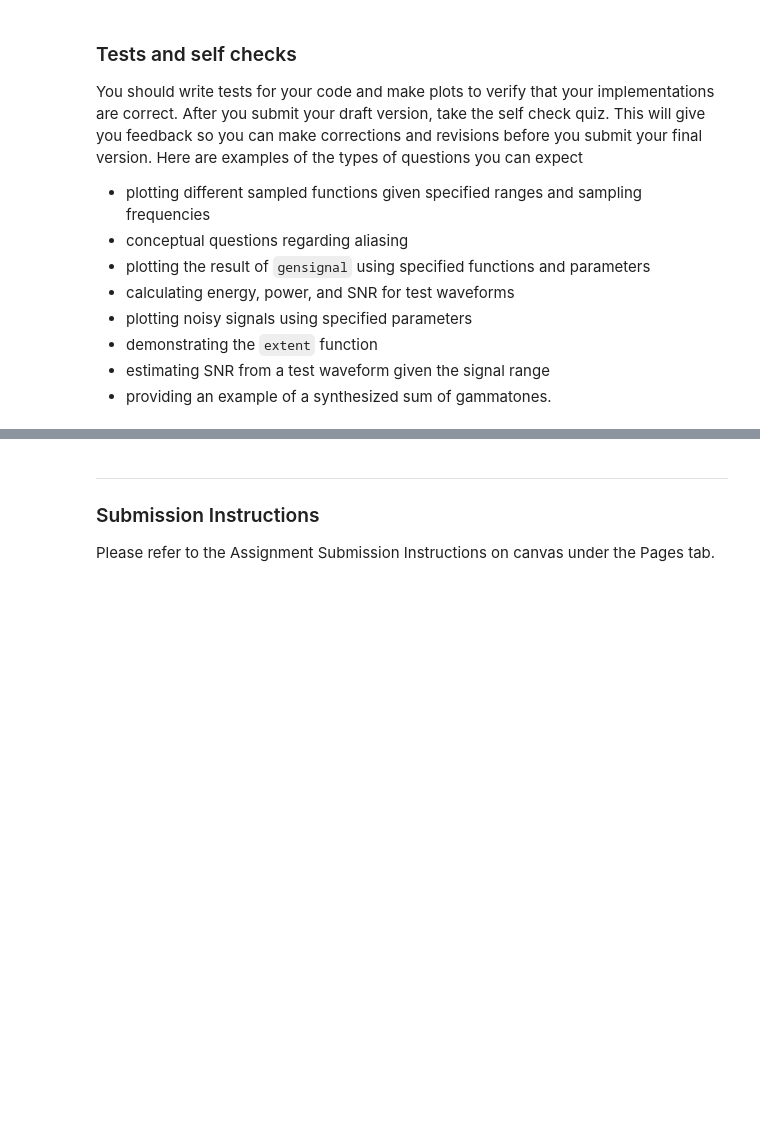
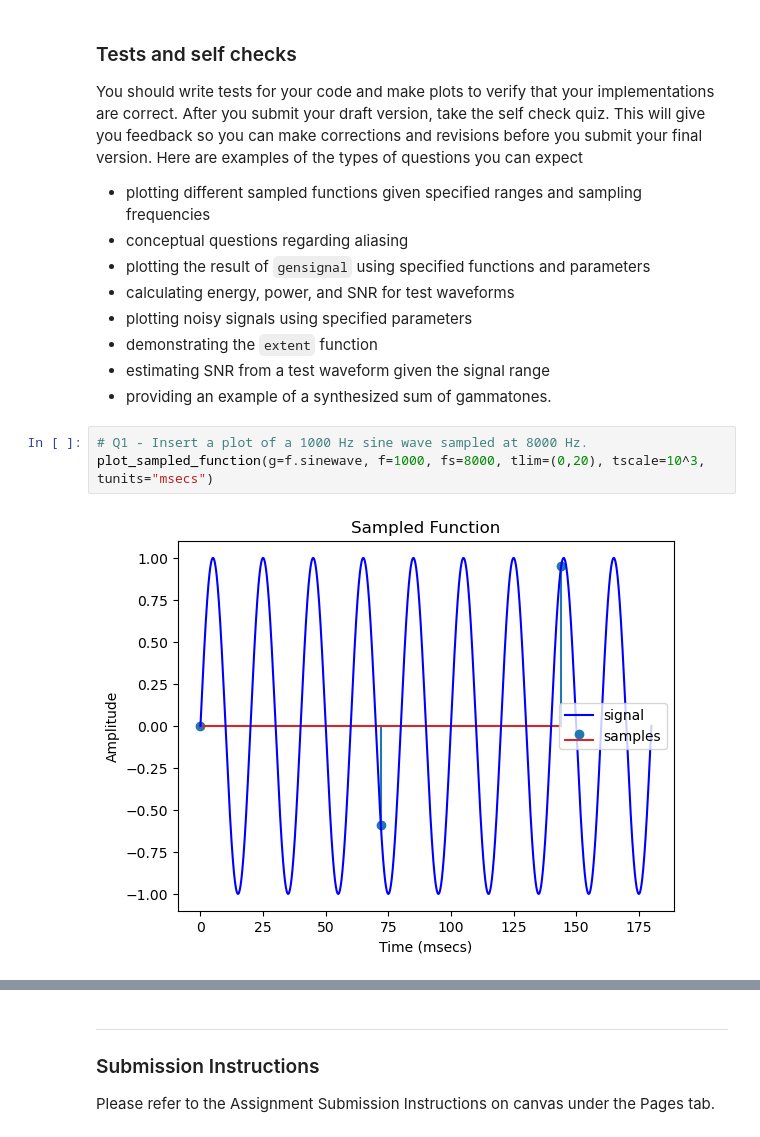
Before and after one commit to sakinkirti/CSDS364, a Jupyter notebook: A3a/A3a_sak207.ipynb, the cells around one changed output, grey strips where cells are left out. Cells and saved outputs as stored; diff of their text form; blank space fills up the shorter version.

```diff
--- a/A3a/A3a_sak207.ipynb
+++ b/A3a/A3a_sak207.ipynb
@@ -464,3 +464,8 @@ You should write tests for your code and make plots to verify that your implemen
 - demonstrating the `extent` function
 - estimating SNR from a test waveform given the signal range
 - providing an example of a synthesized sum of gammatones.
+# %%
+# Q1 - Insert a plot of a 1000 Hz sine wave sampled at 8000 Hz.
+plot_sampled_function(g=f.sinewave, f=1000, fs=8000, tlim=(0,20), tscale=10^3, tunits="msecs")
+# %% [output]
+[figure, added]
```
Also changed, not shown: parts of 19 cells of this notebook, 6 other files.
